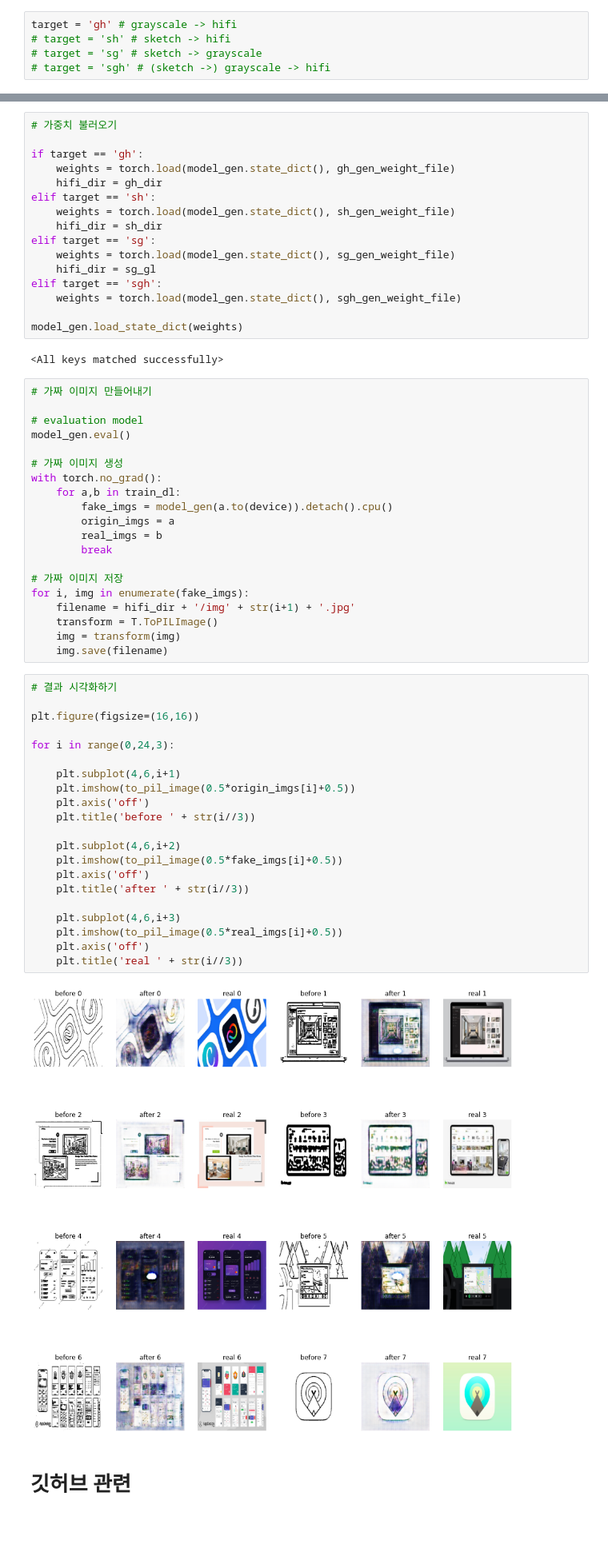
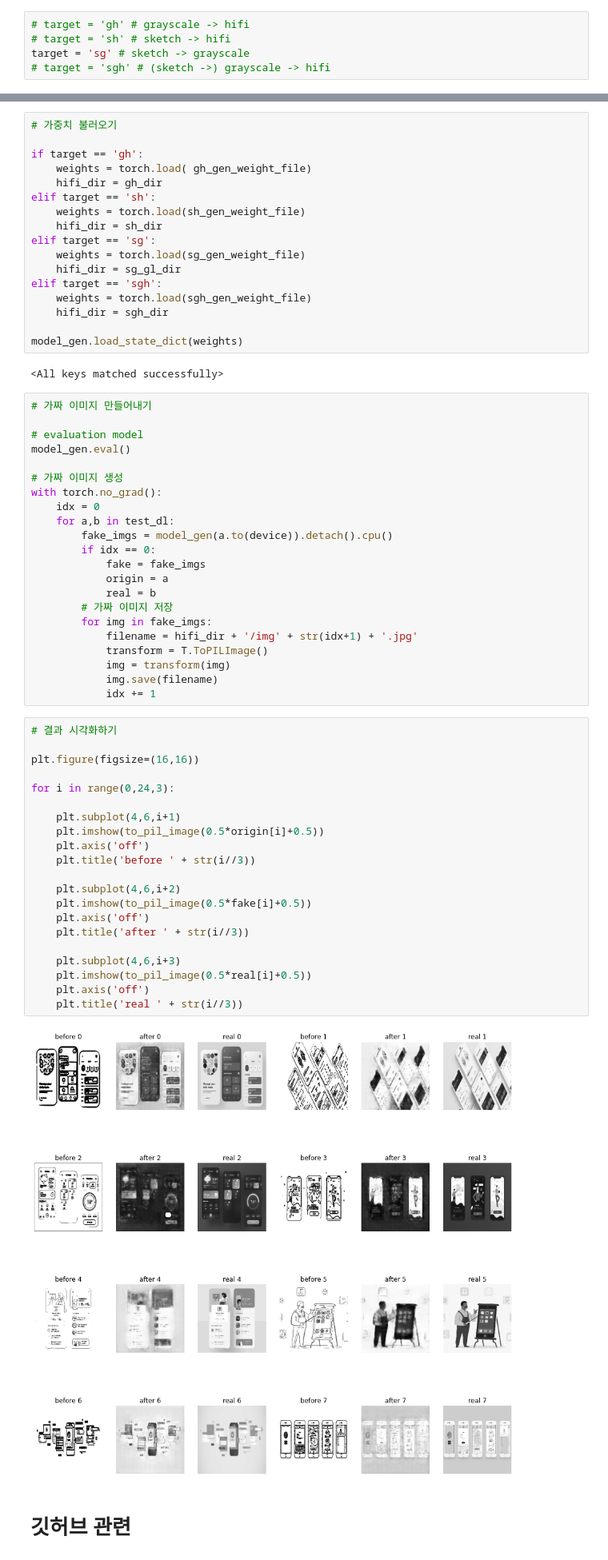
Before and after one commit to ddophi98/IndividualProjcet-lofiToHifi, a Jupyter notebook: LoFi_To_HiFi.ipynb, the cells around one changed output, grey strips where cells are left out. Shown at 80% size. Drawn from its saved outputs; the diff is of its cells as text; blank space fills up the shorter version.

Commit message:
만들어낸 fake 이미지를 전부 저장하도록 변경

```diff
--- a/LoFi_To_HiFi.ipynb
+++ b/LoFi_To_HiFi.ipynb
@@ -213,9 +213,9 @@ for i, filename in enumerate(files):
 # %% [markdown]
 # 대상 정하기
 # %%
-target = 'gh' # grayscale -> hifi
+# target = 'gh' # grayscale -> hifi
 # target = 'sh' # sketch -> hifi
-# target = 'sg' # sketch -> grayscale
+target = 'sg' # sketch -> grayscale
 # target = 'sgh' # (sketch ->) grayscale -> hifi
 # %% [markdown]
 # 데이터 준비하기
@@ -596,16 +601,17 @@ import torchvision.transforms as T
 # 가중치 불러오기
 
 if target == 'gh':
-    weights = torch.load(model_gen.state_dict(), gh_gen_weight_file)
+    weights = torch.load( gh_gen_weight_file)
     hifi_dir = gh_dir
 elif target == 'sh':
-    weights = torch.load(model_gen.state_dict(), sh_gen_weight_file)
+    weights = torch.load(sh_gen_weight_file)
     hifi_dir = sh_dir
 elif target == 'sg':
-    weights = torch.load(model_gen.state_dict(), sg_gen_weight_file)
-    hifi_dir = sg_gl
+    weights = torch.load(sg_gen_weight_file)
+    hifi_dir = sg_gl_dir
 elif target == 'sgh':
-    weights = torch.load(model_gen.state_dict(), sgh_gen_weight_file)
+    weights = torch.load(sgh_gen_weight_file)
+    hifi_dir = sgh_dir
 
 model_gen.load_state_dict(weights)
 # %% [output]
@@ -618,41 +624,43 @@ model_gen.eval()
 
 # 가짜 이미지 생성
 with torch.no_grad():
-    for a,b in train_dl:
+    idx = 0
+    for a,b in test_dl:
         fake_imgs = model_gen(a.to(device)).detach().cpu()
-        origin_imgs = a
-        real_imgs = b
-        break
-
-# 가짜 이미지 저장
-for i, img in enumerate(fake_imgs):
-    filename = hifi_dir + '/img' + str(i+1) + '.jpg'
-    transform = T.ToPILImage()
-    img = transform(img)
-    img.save(filename)
+        if idx == 0:
+            fake = fake_imgs
+            origin = a
+            real = b
+        # 가짜 이미지 저장
+        for img in fake_imgs:
+            filename = hifi_dir + '/img' + str(idx+1) + '.jpg'
+            transform = T.ToPILImage()
+            img = transform(img)
+            img.save(filename)
+            idx += 1
 # %%
 # 결과 시각화하기
 
 plt.figure(figsize=(16,16))
 
 for i in range(0,24,3):
 
     plt.subplot(4,6,i+1)
-    plt.imshow(to_pil_image(0.5*origin_imgs[i]+0.5))
+    plt.imshow(to_pil_image(0.5*origin[i]+0.5))
     plt.axis('off')
     plt.title('before ' + str(i//3))
 
     plt.subplot(4,6,i+2)
-    plt.imshow(to_pil_image(0.5*fake_imgs[i]+0.5))
+    plt.imshow(to_pil_image(0.5*fake[i]+0.5))
     plt.axis('off')
     plt.title('after ' + str(i//3))
 
     plt.subplot(4,6,i+3)
-    plt.imshow(to_pil_image(0.5*real_imgs[i]+0.5))
+    plt.imshow(to_pil_image(0.5*real[i]+0.5))
     plt.axis('off')
     plt.title('real ' + str(i//3))
 # %% [output]
-[figure, old version]
+[figure, new version]
 # %% [markdown]
 # 깃허브 관련
 # %% [markdown]
```
Also changed, not shown: parts of 7 cells of this notebook.
